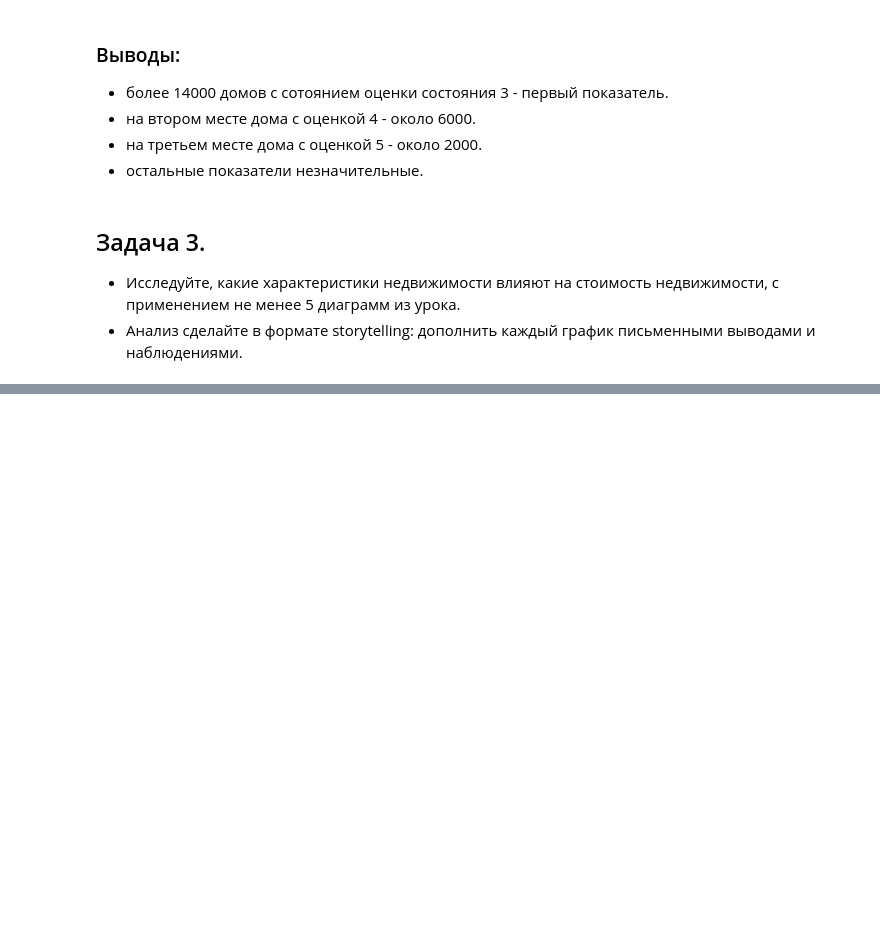
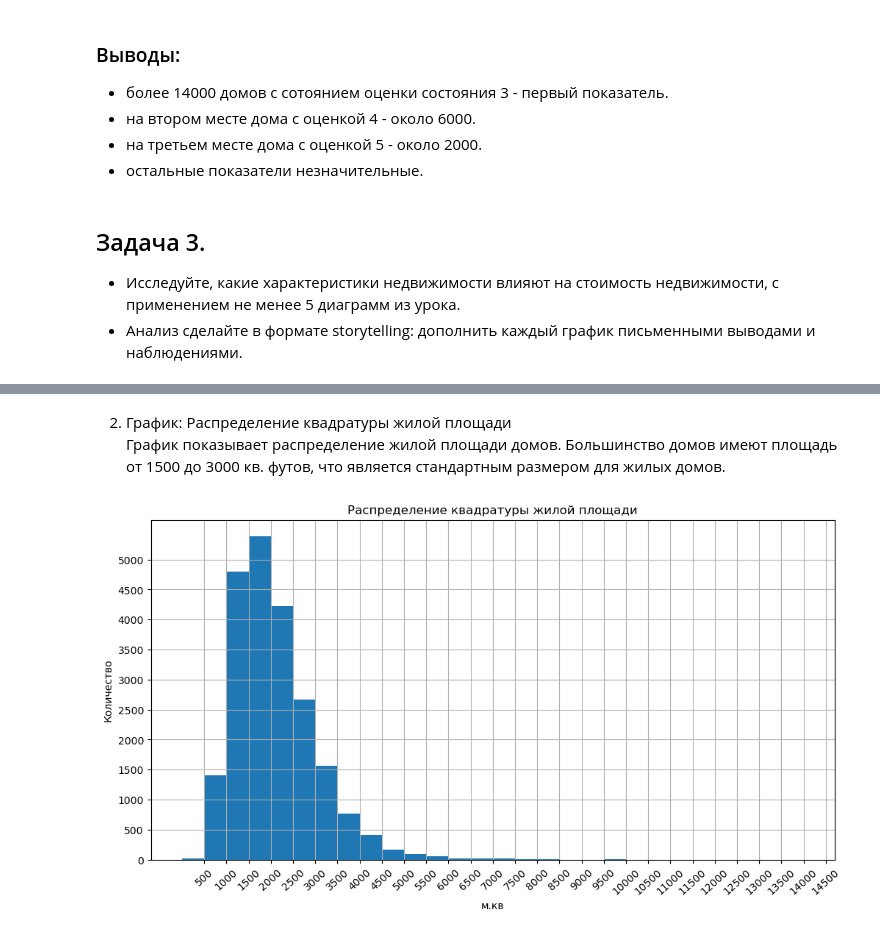
Before and after one commit to SergeiRadchenkov/Python_Analitic, a Jupyter notebook: Семинар 4/HW/Семинар 4 HW.ipynb, the cells around one changed output, grey strips where cells are left out. Saved outputs shown, nothing was run; the diff lists cells and outputs as text; code cells hidden in the pictures; blank space fills up the shorter version.

```diff
--- a/Семинар 4/HW/Семинар 4 HW.ipynb
+++ b/Семинар 4/HW/Семинар 4 HW.ipynb
@@ -183,0 +189,16 @@ plt.bar(conditions.index, conditions, width=0.4);
+# %% [markdown]
+2. График: Распределение квадратуры жилой площади<br>
+График показывает распределение жилой площади домов. Большинство домов имеют площадь от 1500 до 3000 кв. футов, что является стандартным размером для жилых домов.
+# %%
+plt.figure(figsize=(12, 6))
+max_x = np.max(np.arange(500, 15000, 500))
+bins = np.arange(0, max_x, 500)
+plt.hist(houses['sqft_living'], bins=bins)
+plt.title('Распределение квадратуры жилой площади')
+plt.xlabel('м.кв')
+plt.ylabel('Количество')
+plt.xticks(np.arange(500, 15000, 500), rotation=42)
+plt.yticks(np.arange(0, 5500, 500))
+plt.grid()
+# %% [output]
+[figure, added]
```
Also changed, not shown: parts of 8 cells of this notebook.
